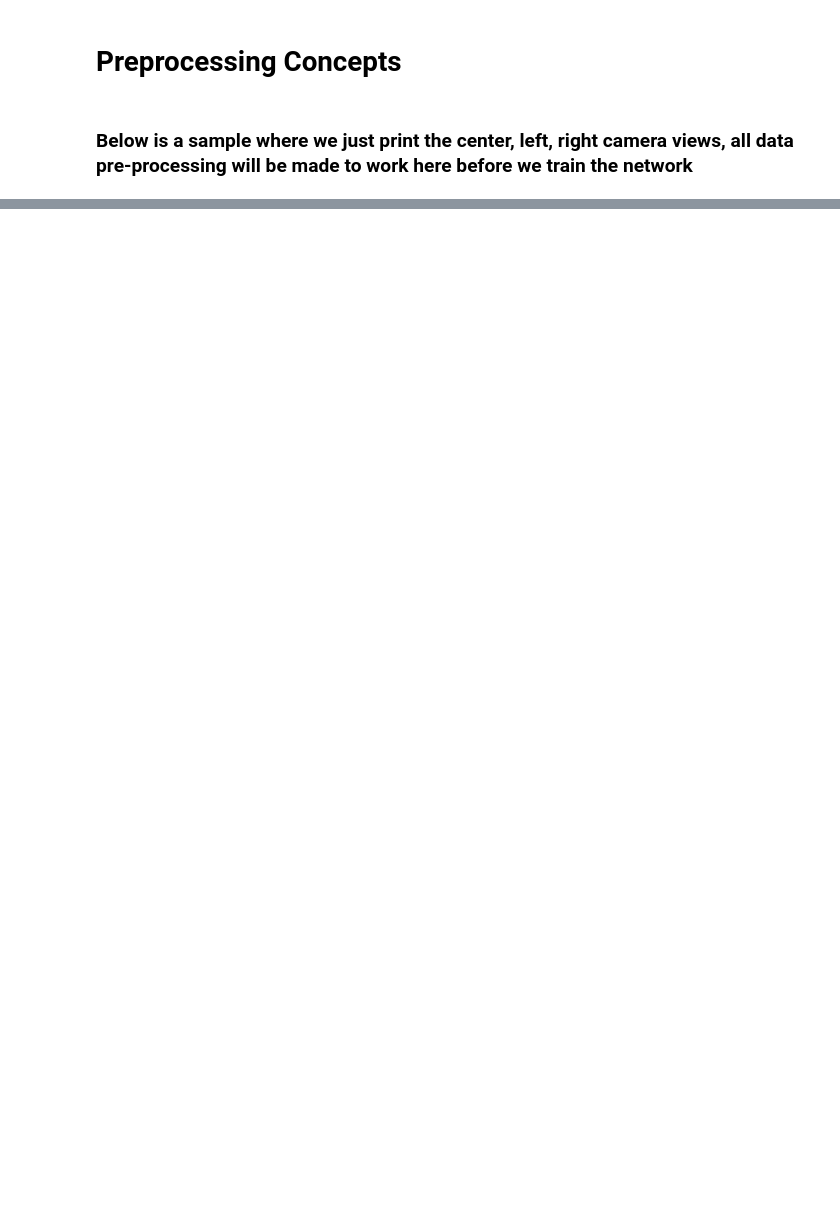
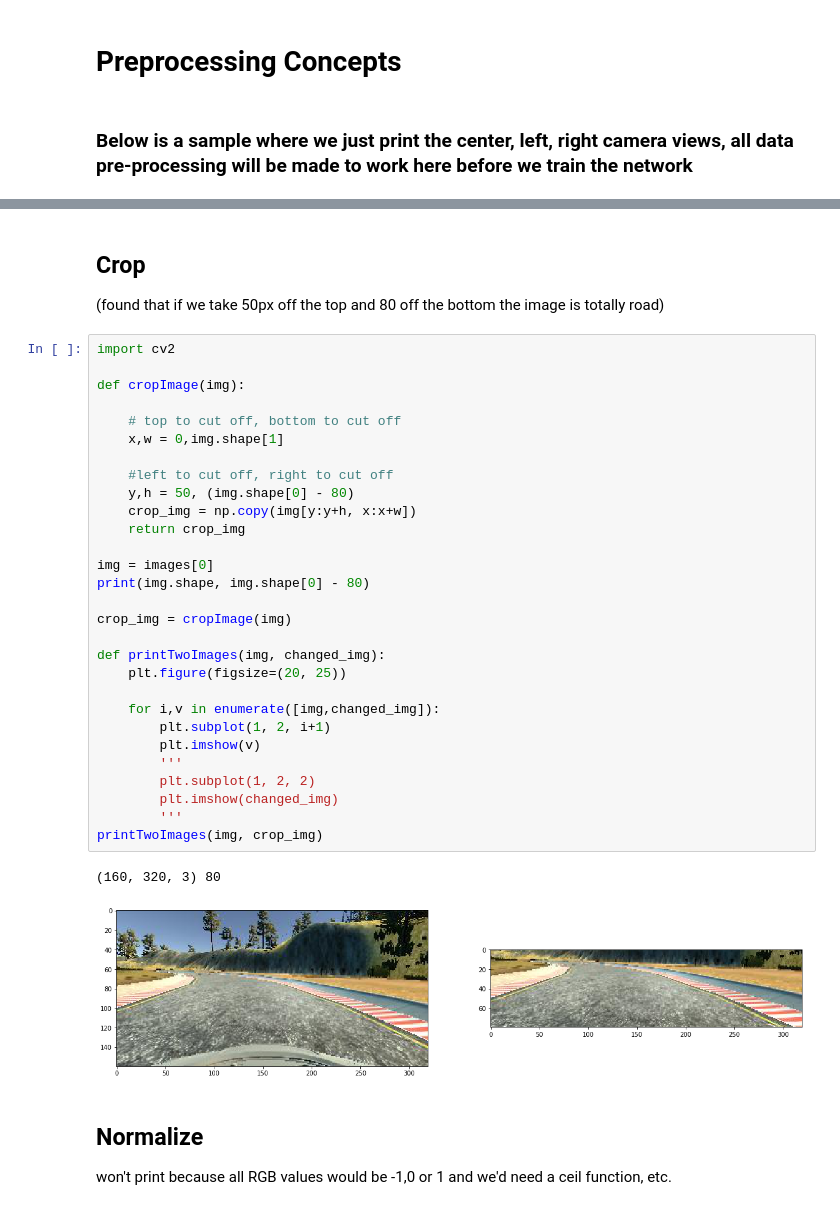
Before and after one commit to leclair-7/CarND-Behavioral-Cloning-P3, a Jupyter notebook: Preprocessing-Concepts.ipynb, the cells around one changed output, grey strips where cells are left out. Drawn from its saved outputs; the diff is of its cells as text; blank space fills up the shorter version.

```diff
--- a/Preprocessing-Concepts.ipynb
+++ b/Preprocessing-Concepts.ipynb
@@ -62,0 +89,38 @@ for i in range(3):
+# %% [markdown]
+## Crop
+(found that if we take 50px off the top and 80 off the bottom the image is  totally road)
+# %%
+import cv2
+
+def cropImage(img):
+
+    # top to cut off, bottom to cut off
+    x,w = 0,img.shape[1]
+
+    #left to cut off, right to cut off
+    y,h = 50, (img.shape[0] - 80)
+    crop_img = np.copy(img[y:y+h, x:x+w])
+    return crop_img
+
+img = images[0]
+print(img.shape, img.shape[0] - 80)
+
+crop_img = cropImage(img)
+
+def printTwoImages(img, changed_img):
+    plt.figure(figsize=(20, 25))
+
+    for i,v in enumerate([img,changed_img]):
+        plt.subplot(1, 2, i+1)
+        plt.imshow(v)
+        '''
+        plt.subplot(1, 2, 2)
+        plt.imshow(changed_img)
+        '''
+printTwoImages(img, crop_img)
+# %% [output]
+(160, 320, 3) 80
+[figure, added]
+# %% [markdown]
+## Normalize
+won't print because all RGB values would be -1,0 or 1 and we'd need a ceil function, etc.
```
Also changed, not shown: parts of 12 cells of this notebook.
